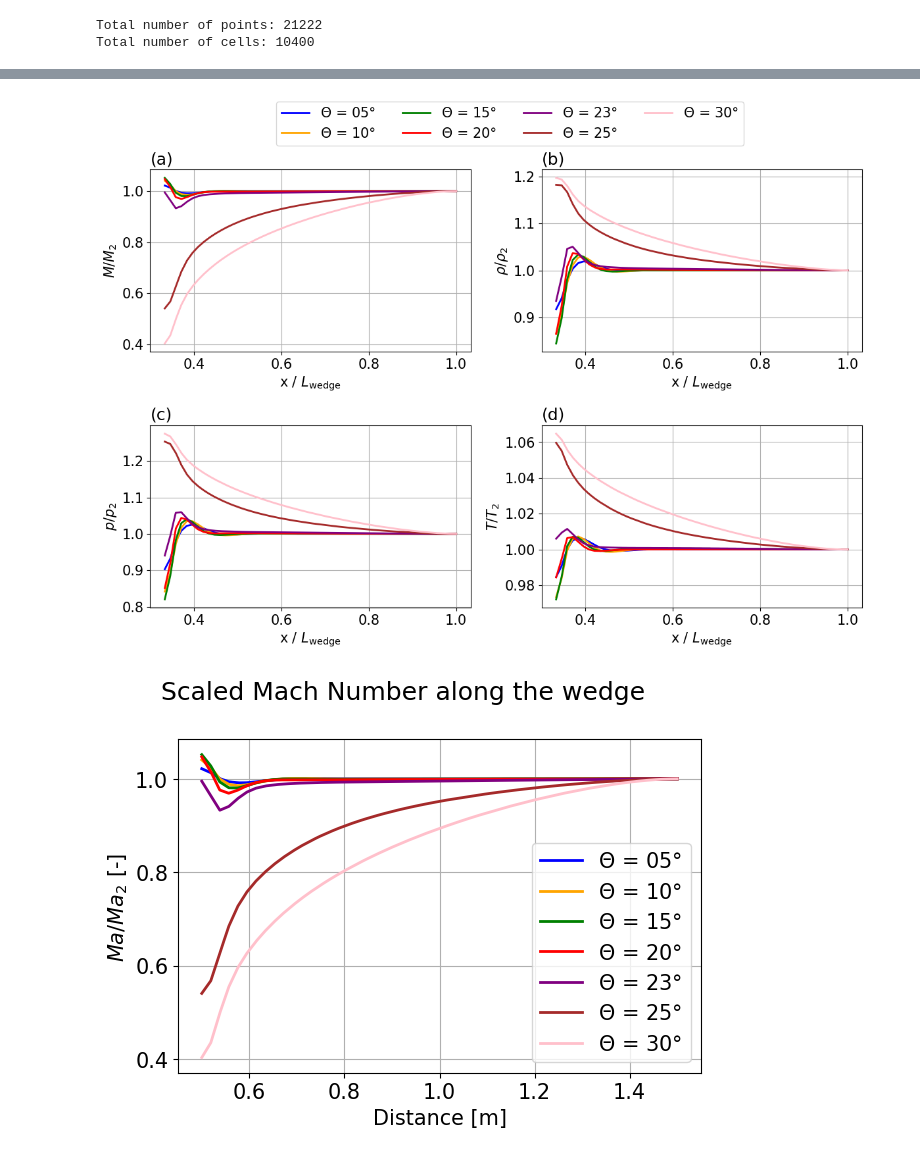
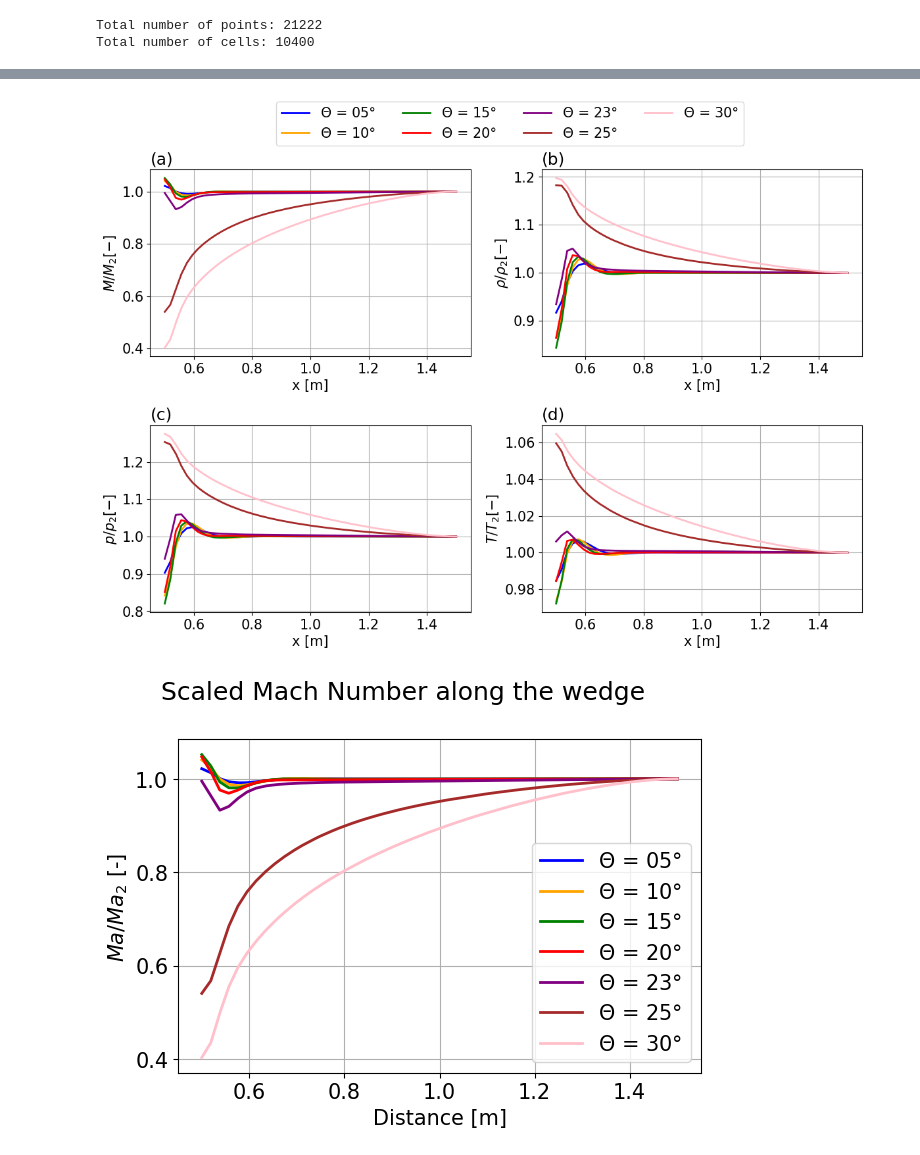
Before and after one commit to JanHab/SuperSonicWedgeFoam, a Jupyter notebook: PythonVis.ipynb, the cells around one changed output, grey strips where cells are left out. Drawn from its saved outputs; the diff is of its cells as text; code cells hidden in the pictures.

Commit message:
Update Figures

```diff
--- a/PythonVis.ipynb
+++ b/PythonVis.ipynb
@@ -283,7 +283,7 @@ properties = ['M2', 'rho2/rho1', 'p2/p1', 'T2/T1']
 values = [M2, rho2/rho1, p2/p1, T2/T1]
 true_values = [M2_true, rho2rho1_true, p2p1_true, T2T1_true]
 titles = ['(a)', '(b)', '(c)', '(d)']
-y_labels = ['$M_2$', '$\\rho_2 / \\rho_1$', '$p_2 / p_1$', '$T_2 / T_1$']
+y_labels = ['$M_2 [-]$', '$\\rho_2 / \\rho_1  [-]$', '$p_2 / p_1  [-]$', '$T_2 / T_1  [-]$']
 
 
 # Plot each property in its respective subplot
@@ -293,7 +293,7 @@ for i, (prop, val, true_val, title, y_label) in enumerate(zip(properties, values
     axs[row, col].plot(Theta_num[:-2], val[:-2], marker='o', color='blue')
     axs[row, col].plot(Theta_num[:-2], true_val, marker='o', color='red')
     axs[row, col].set_title(title, loc='left')
-    axs[row, col].set_xlabel('$\Theta$')
+    axs[row, col].set_xlabel('$\Theta [°]$')
     axs[row, col].set_ylabel(y_label)
 axs[0,0].plot([], [], marker='o', color='blue', label='Numerical')
 axs[0,0].plot([], [], marker='o', color='red', label='Theoretical')
@@ -328,28 +328,28 @@ Attached shock values
 # %%
 fig, axs = plt.subplots(nrows=2, ncols=2, figsize=(12, 8))
 title = ['(a)', '(b)', '(c)', '(d)']
-ylabels = ['$M/M_2$', '$\\rho/\\rho_2$', '$p/p_2$', '$T/T_2$']
+ylabels = ['$M/M_2  [-]$', '$\\rho/\\rho_2  [-]$', '$p/p_2  [-]$', '$T/T_2  [-]$']
 for enum, entry in enumerate(['Ma', 'rho', 'p', 'T']):
     row, col = enum // 2, enum % 2
     for i, df_ in enumerate(df):
         xaxis = df_['Points:0'].values
         axs[row, col].plot(
-            xaxis / xaxis[-1],
+            xaxis,
             df_[entry] / df_[entry].values[-1],
             color=colors[i]
         )
-    axs[row, col].set_xlabel('x / $L_{\\text{wedge}}$')
+    axs[row, col].set_xlabel('x [m] ')
     axs[row, col].set_ylabel(ylabels[enum])
     axs[row, col].set_title(title[enum], loc='left')
 [axs[0,0].plot([], [], color=colors[i], label=f'$\Theta$ = {Theta[i]}°') for i in range(7)]
 # Create a single legend for all subplots
 handles, labels = axs[0,0].get_legend_handles_labels()
 fig.legend(handles, labels, bbox_to_anchor=(0.84, 1.08), ncol=4)
 fig.tight_layout()
 fig.savefig('Figures/angle_value_lineplot.pdf', bbox_inches='tight')
 fig.show()
 # %% [output]
-[figure, old version]
+[figure, new version]
 # %%
 ylabels = [
     '$Ma / Ma_2$ [-]',
```
Also changed, not shown: parts of 1 cell of this notebook, 9 other files.
